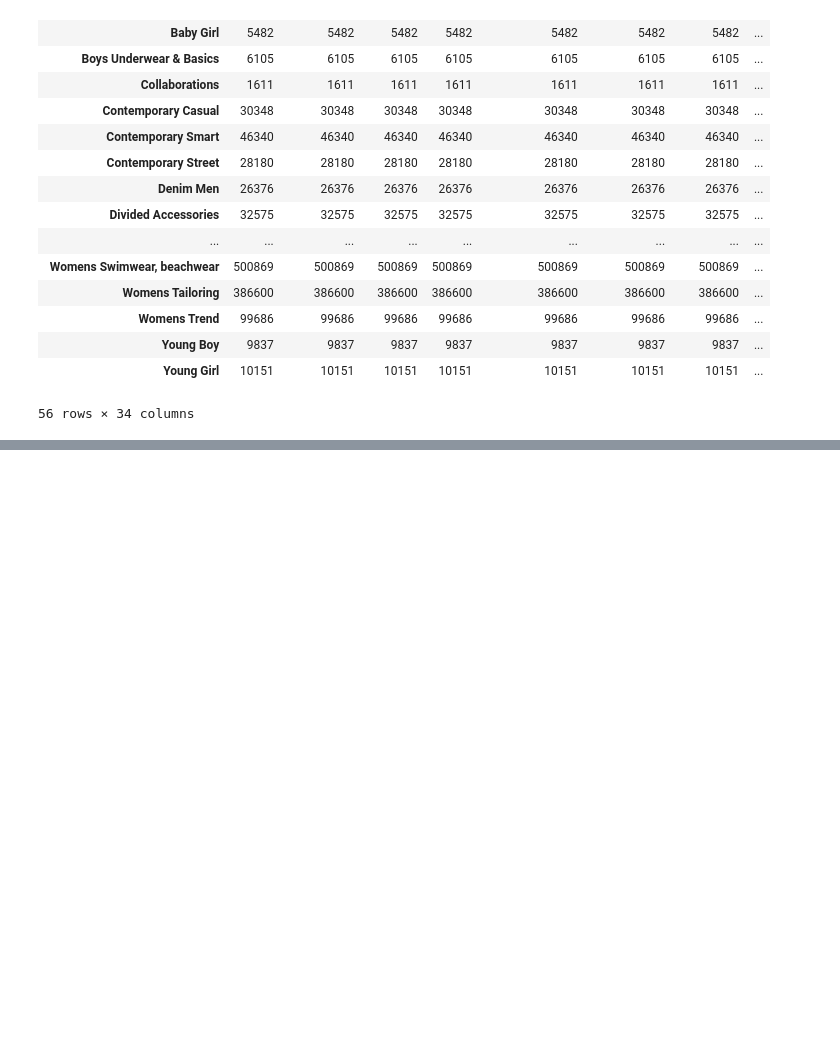
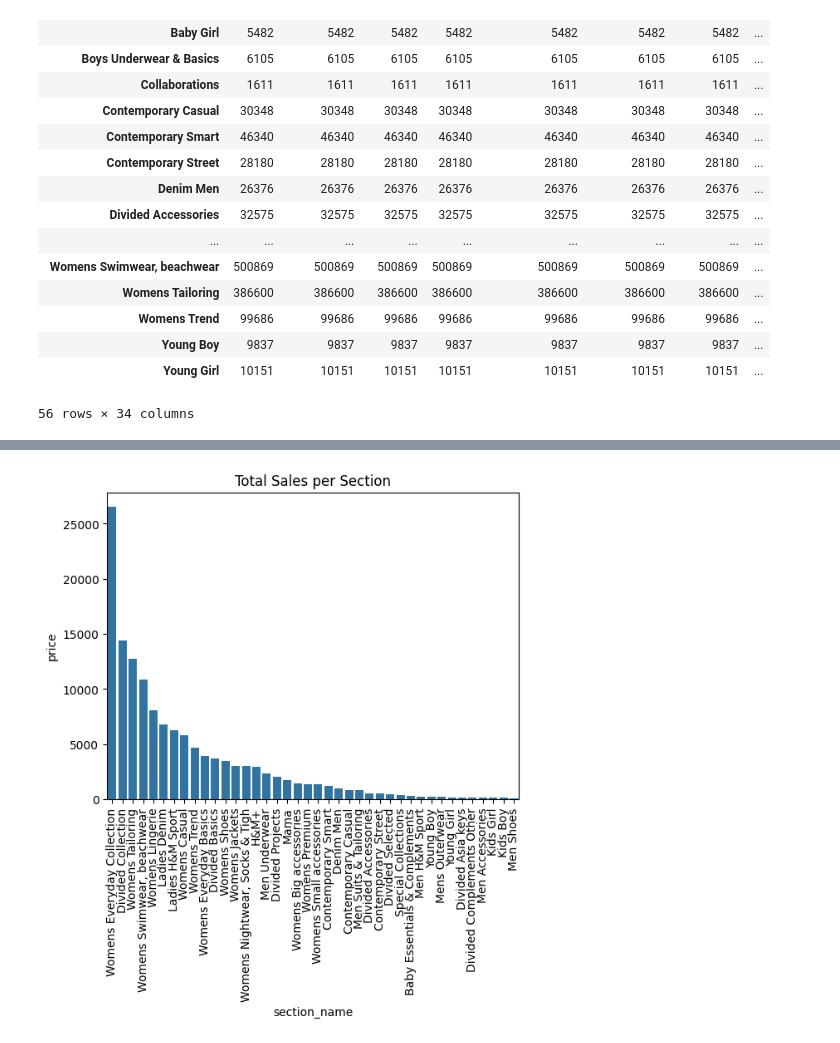
Before and after one commit to thousandoaks/Maths4DS-I, a Jupyter notebook: notebooks/RetailLab_ContinuousDistributions.ipynb, the cells around one changed output, grey strips where cells are left out. Cells and saved outputs as stored; diff of their text form; code cells hidden in the pictures; blank space fills up the shorter version.

```diff
--- a/notebooks/RetailLab_ContinuousDistributions.ipynb
+++ b/notebooks/RetailLab_ContinuousDistributions.ipynb
@@ -408,0 +313,3 @@ Name: price, dtype: float64
+# %%
+TransactionsAndArticlesAndCustomersGroupbySection=TransactionsAndArticlesAndCustomers.groupby('section_name').agg({'price':'sum'}).sort_values(by='price',ascending=False)
+TransactionsAndArticlesAndCustomersGroupbySection.head(20)
@@ -408,0 +335,6 @@ Name: price, dtype: float64
+# %%
+g=sns.barplot(data=TransactionsAndArticlesAndCustomersGroupbySection.head(40),x='section_name',y='price')
+g.set_title('Total Sales per Section');
+g.set_xticklabels(g.get_xticklabels(), rotation=90);
+# %% [output]
+[figure, added]
```
Also changed, not shown: parts of 51 cells of this notebook.
